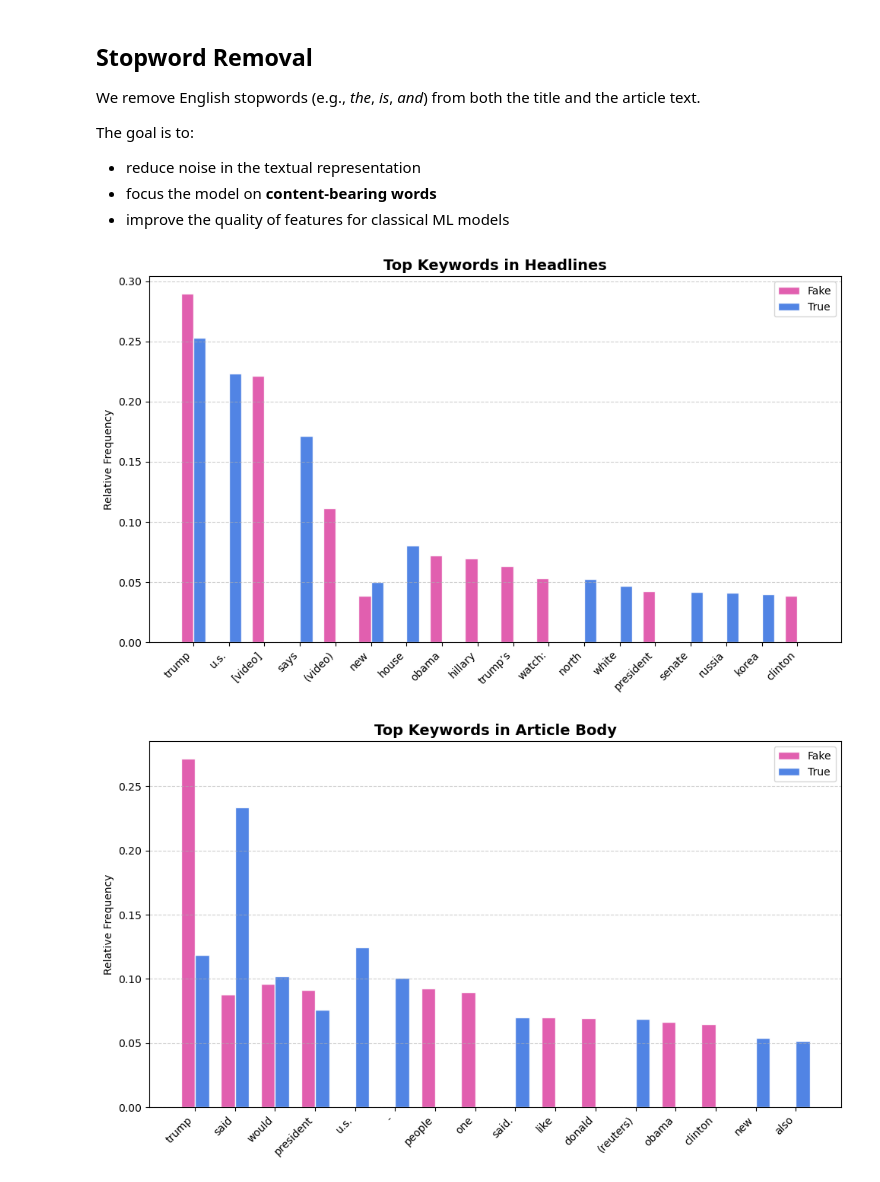
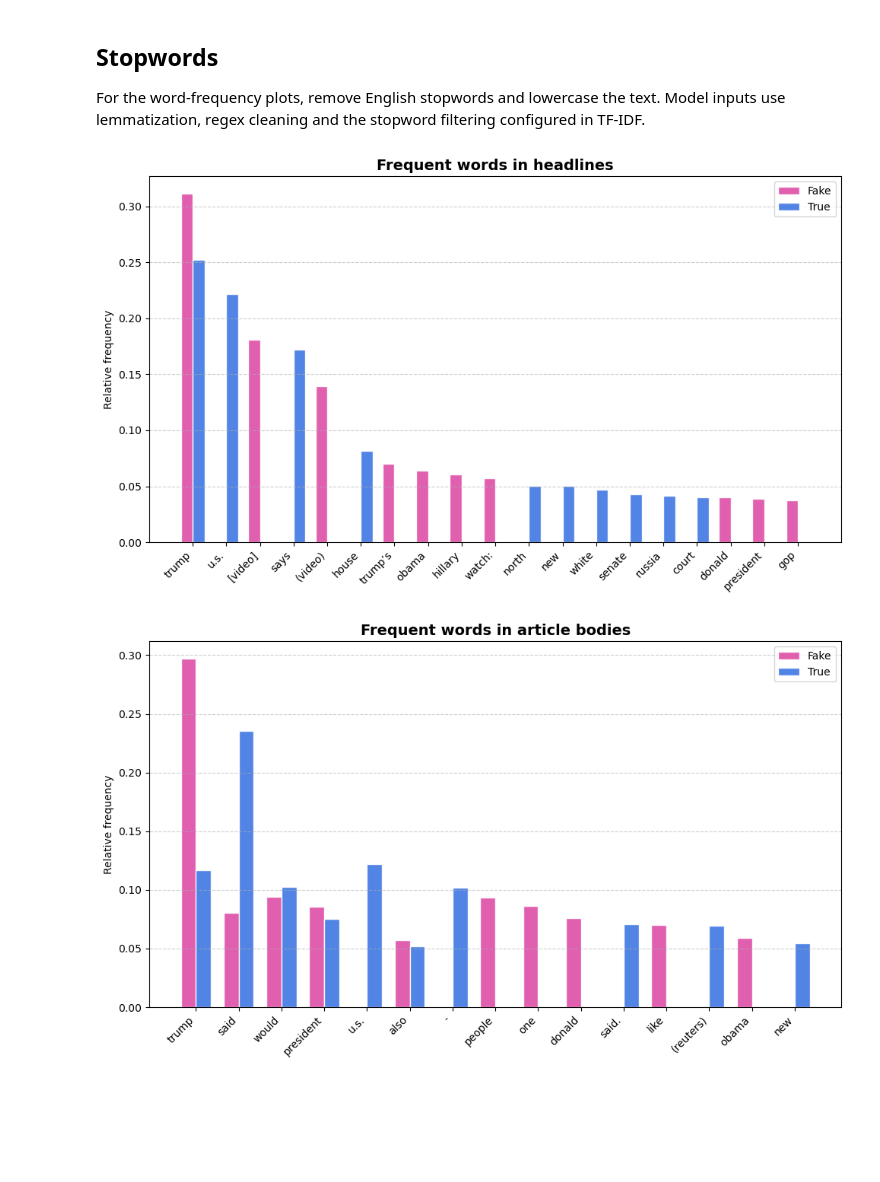
Before and after one commit to emanuelacannas/fake-news-classification, a Jupyter notebook: notebooks/01_eda_ml_models_comparison.ipynb, the cells around one changed output. Drawn from its saved outputs; the diff is of its cells as text; code cells hidden in the pictures; blank space fills up the shorter version.

```diff
--- a/notebooks/01_eda_ml_models_comparison.ipynb
+++ b/notebooks/01_eda_ml_models_comparison.ipynb
@@ -70,6 +164,9 @@ true["label"] = 1
 # %%
-# data merging and randomizaztion
 df = pd.concat([fake, true], ignore_index=True)
-df = df.sample(frac=1, random_state=42).reset_index(drop=True)
+df = df[['title', 'text', 'label']].dropna().copy()
+
+df = df.drop_duplicates(subset=['title']).reset_index(drop=True)
+df = df.sample(frac=1, random_state=SEED).reset_index(drop=True)
+
 df.head(3)
 # %% [output]
@@ -283,59 +329,48 @@ def word_frequency(dataframe, top_pos):
     return dict_freq
 # %%
 def plot_word_freq(dict_fake, dict_true, title):
-    # gathering the union of all unique words from both sets
+
     words = list(set(dict_fake.keys()) | set(dict_true.keys()))
 
-    # mapping absolute counts for each word
     fake_counts = {w: dict_fake.get(w, 0) for w in words}
     true_counts = {w: dict_true.get(w, 0) for w in words}
 
-    # calculating relative frequencies to ensure fair comparison
     fake_total = sum(fake_counts.values())
     true_total = sum(true_counts.values())
 
     fake_rel = {w: c / fake_total for w, c in fake_counts.items() if fake_total > 0}
     true_rel = {w: c / true_total for w, c in true_counts.items() if true_total > 0}
 
-    # sorting words by their combined relative frequency across both classes
     combined_rel = {w: fake_rel.get(w, 0) + true_rel.get(w, 0) for w in words}
     top_words = sorted(combined_rel, key=combined_rel.get, reverse=True)
 
-    # preparing data for the bar chart
     fake_values = [fake_rel.get(w, 0) for w in top_words]
     true_values = [true_rel.get(w, 0) for w in top_words]
 
     x = np.arange(len(top_words))
     width = 0.35
 
-    # plotting setup
     fig, ax = plt.subplots(figsize=(10, 6))
 
-    # using project-consistent pink/blue color scheme
     ax.bar(x - width / 2, fake_values, width, label='Fake', color="#de4ea7", alpha=0.9, edgecolor='white')
     ax.bar(x + width / 2, true_values, width, label='True', color="#3e77e1", alpha=0.9, edgecolor='white')
 
-    # styling and labels
     ax.set_title(title, fontsize=14, fontweight='bold')
-    ax.set_ylabel('Relative Frequency')
+    ax.set_ylabel('Relative frequency')
     ax.set_xticks(x)
-    # rotating labels to prevent overlap and improve readability
+
     ax.set_xticklabels(top_words, rotation=45, ha='right')
     ax.legend()
 
     ax.yaxis.grid(True, linestyle='--', alpha=0.6)
 
     plt.tight_layout()
+    save_figure(re.sub(r'[^a-z0-9]+', '_', title.lower()).strip('_'))
     plt.show()
 # %% [markdown]
-## Stopword Removal
+## Stopwords
 
-We remove English stopwords (e.g., *the*, *is*, *and*) from both the title and the article text.
-
-The goal is to:
-- reduce noise in the textual representation
-- focus the model on **content-bearing words**
-- improve the quality of features for classical ML models
+For the word-frequency plots, remove English stopwords and lowercase the text. Model inputs use lemmatization, regex cleaning and the stopword filtering configured in TF-IDF.
 # %%
 STOPWORDS = set(stopwords.words('english'))
 
@@ -346,27 +381,19 @@ def remove_stopwords(text):
 df["title_analysis"] = df["title"].apply(lambda text : remove_stopwords(text))
 df["text_analysis"] = df["text"].apply(lambda text : remove_stopwords(text))
 # %%
-# extracting top 10 words from fake news headlines
 fake_title_word = word_frequency(df[df["label"] == 0]["title_analysis"], 10)
 
-# extracting top 10 words from real news headlines
 true_title_word = word_frequency(df[df["label"] == 1]["title_analysis"], 10)
 
-# plotting the comparative distribution for headline keywords
-# using the consistent project color scheme (pink/blue)
-plot_word_freq(fake_title_word, true_title_word, "Top Keywords in Headlines")
+plot_word_freq(fake_title_word, true_title_word, "Frequent words in headlines")
 # %% [output]
-[figure, old version]
+[figure, new version]
 # %%
-# extracting top 10 words from fake news article bodies
 fake_text_word = word_frequency(df[df["label"] == 0]["text_analysis"], 10)
 
-# extracting top 10 words from real news article bodies
 true_text_word = word_frequency(df[df["label"] == 1]["text_analysis"], 10)
 
-# plotting the comparative distribution for body text keywords
-# analyzing the core thematic differences between the two classes
-plot_word_freq(fake_text_word, true_text_word, "Top Keywords in Article Body")
+plot_word_freq(fake_text_word, true_text_word, "Frequent words in article bodies")
 # %% [output]
-[figure, old version]
+[figure, new version]
 # %% [markdown]
```
Also changed, not shown: parts of 73 cells of this notebook, 1 other file.
